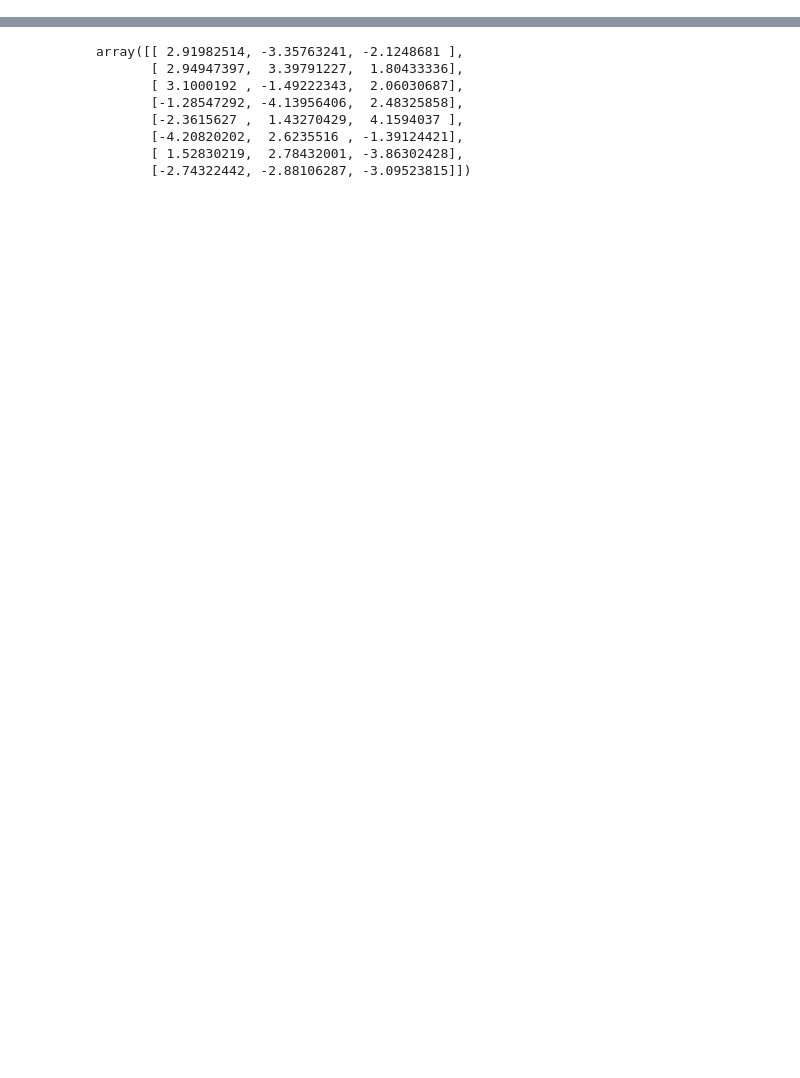
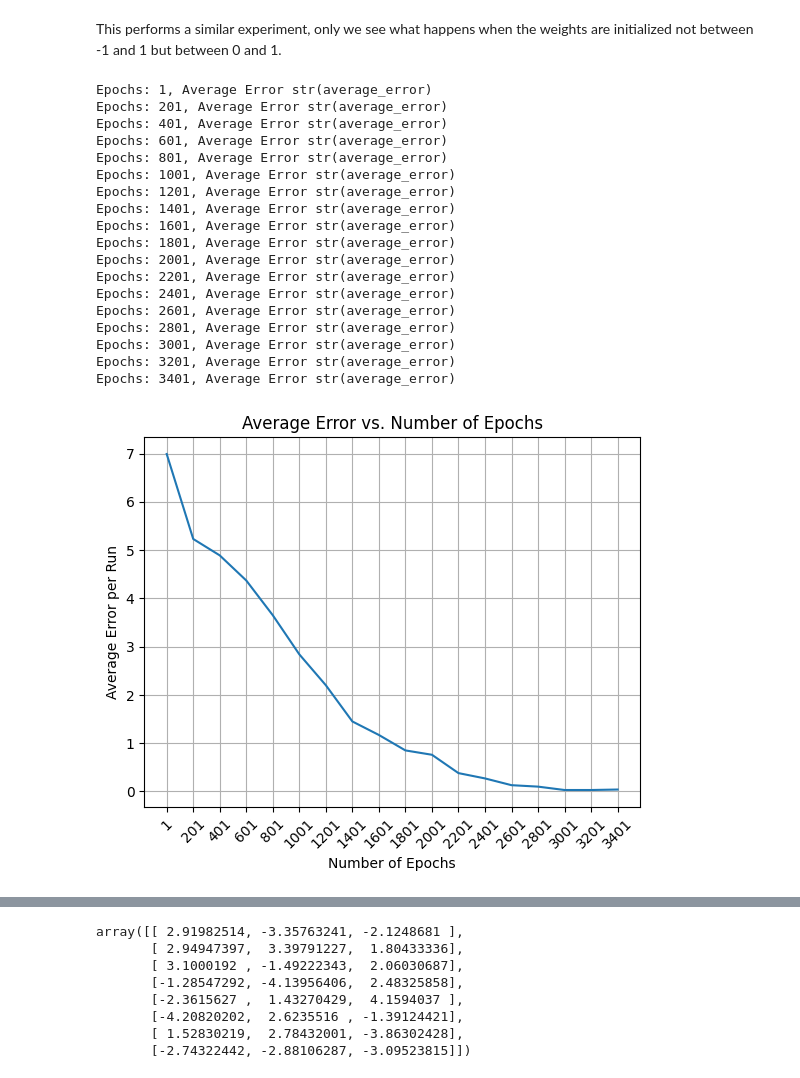
Before and after one commit to pasicdino/ADVML, a Jupyter notebook: backpropagation/nn.ipynb, the cells around one changed output, grey strips where cells are left out. Drawn from its saved outputs; the diff is of its cells as text; code cells hidden in the pictures; blank space fills up the shorter version.

```diff
--- a/backpropagation/nn.ipynb
+++ b/backpropagation/nn.ipynb
@@ -134,0 +189,58 @@ Epochs: 2801, Average Error str(average_error)
+# %% [markdown]
+This performs a similar experiment, only we see what happens when the weights are initialized not between -1 and 1 but between 0 and 1.
+# %%
+input_size = 8
+hidden_size = 3
+output_size = 8
+learning_rate = 0.1
+total_runs = 100
+
+def test_network_positive(epochs, total_runs):
+    total_error = 0
+    for _ in range(total_runs):
+        nn = NeuralNetwork(input_size, hidden_size, output_size, learning_rate)
+        nn.weights_input_hidden = np.random.uniform(0, 1, (input_size, hidden_size))
+        nn.weights_hidden_output = np.random.uniform(0, 1, (hidden_size, output_size))
+        nn.bias_hidden = np.random.uniform(0, 1, (1, hidden_size))
+        nn.bias_output = np.random.uniform(0, 1, (1, output_size))
+
+        nn.train(epochs=epochs, batch_size=8)
+        total_error += nn.test_all_cases()
+    return total_error / total_runs
+
+# Running the tests
+errors_per_epoch = []
+epoch_values = list(range(1, 3601, 200))  # from 1 to 2001 with steps of 200
+for epochs in epoch_values:
+    average_error = test_network_positive(epochs, total_runs)
+    errors_per_epoch.append(average_error)
+    print('Epochs: ' + str(epochs) + ', Average Error ' + 'str(average_error)')
+
+# Plotting the results
+plt.plot(epoch_values, errors_per_epoch)
+plt.title('Average Error vs. Number of Epochs')
+plt.xlabel('Number of Epochs')
+plt.ylabel('Average Error per Run')
+plt.xticks(epoch_values, rotation=45)
+plt.grid(True)
+plt.show()
+# %% [output]
+Epochs: 1, Average Error str(average_error)
+Epochs: 201, Average Error str(average_error)
+Epochs: 401, Average Error str(average_error)
+Epochs: 601, Average Error str(average_error)
+Epochs: 801, Average Error str(average_error)
+Epochs: 1001, Average Error str(average_error)
+Epochs: 1201, Average Error str(average_error)
+Epochs: 1401, Average Error str(average_error)
+Epochs: 1601, Average Error str(average_error)
+Epochs: 1801, Average Error str(average_error)
+Epochs: 2001, Average Error str(average_error)
+Epochs: 2201, Average Error str(average_error)
+Epochs: 2401, Average Error str(average_error)
+Epochs: 2601, Average Error str(average_error)
+Epochs: 2801, Average Error str(average_error)
+Epochs: 3001, Average Error str(average_error)
+Epochs: 3201, Average Error str(average_error)
+Epochs: 3401, Average Error str(average_error)
+[figure, added]
```
Also changed, not shown: parts of 12 cells of this notebook, 1 other file.
